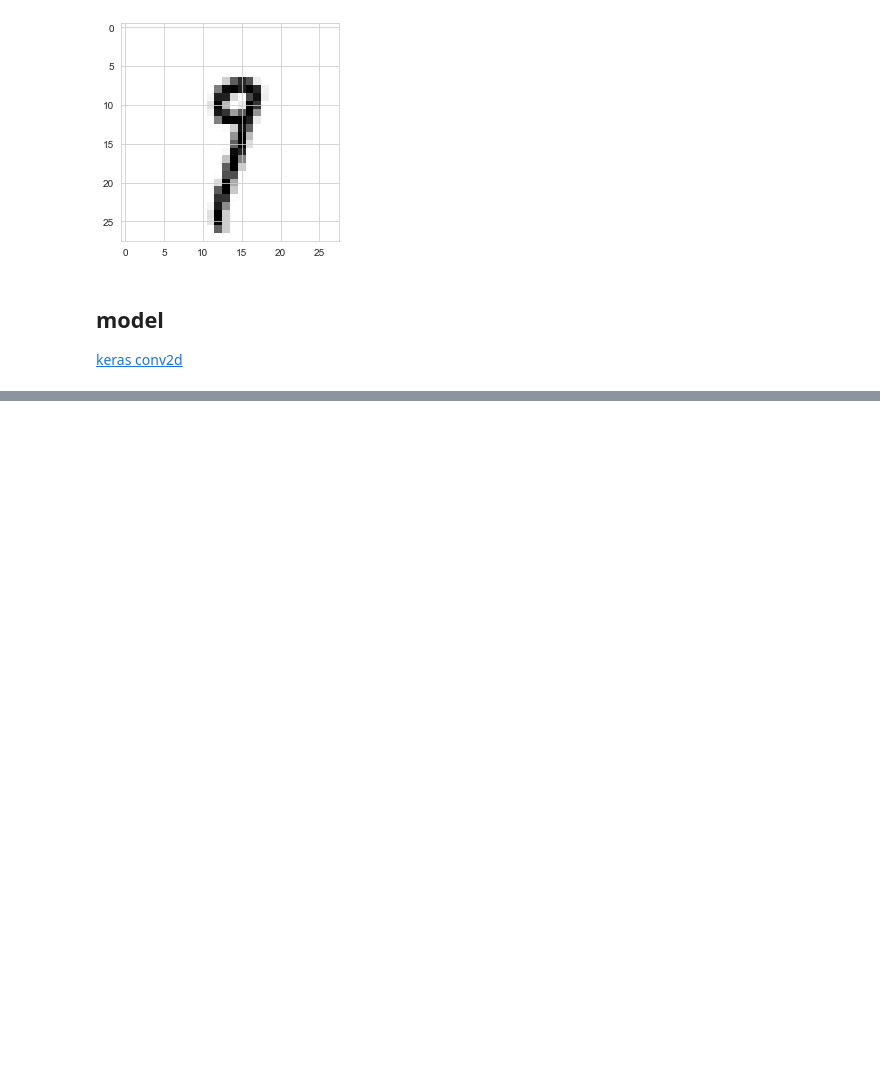
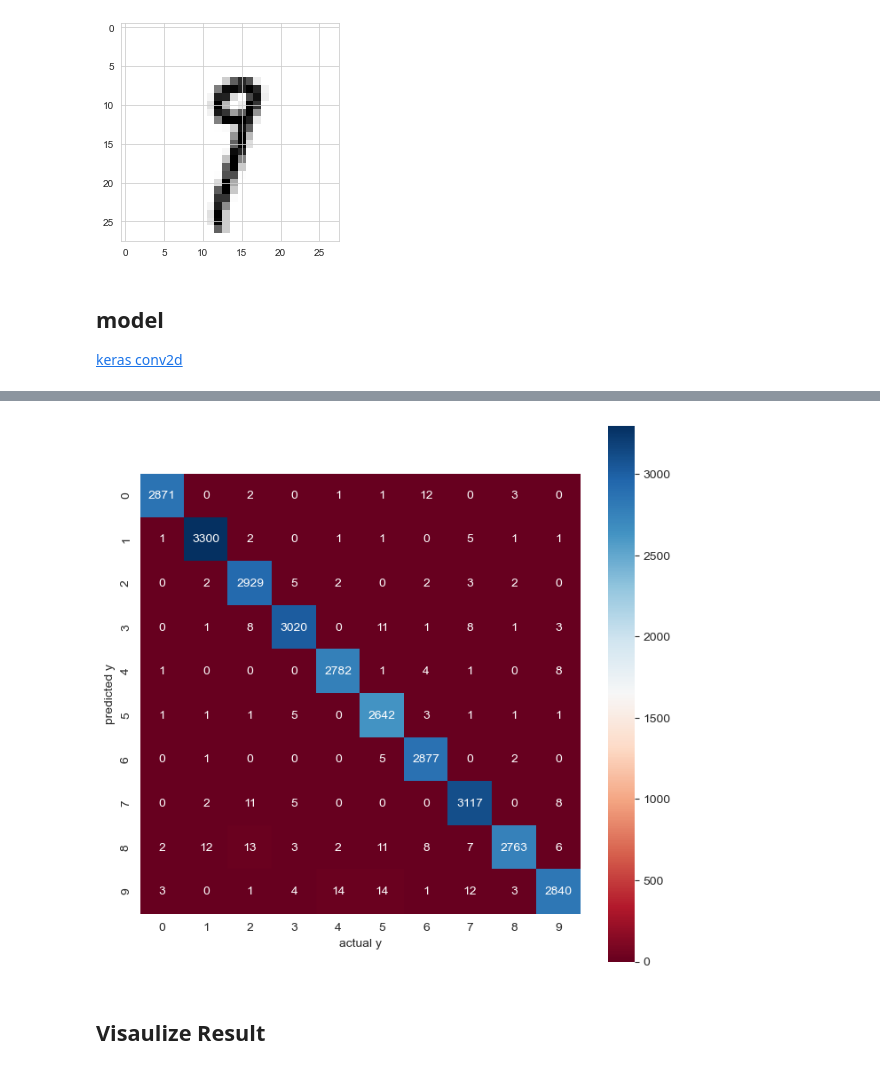
Before and after one commit to chuan-khuna/digit_kaggle, a Jupyter notebook: keras_model.ipynb, the cells around one changed output, grey strips where cells are left out. Drawn from its saved outputs; the diff is of its cells as text; code cells hidden in the pictures; blank space fills up the shorter version.

```diff
--- a/keras_model.ipynb
+++ b/keras_model.ipynb
@@ -110,0 +169,13 @@ model.p
+# %%
+confusion_mat = confusion_matrix(np.argmax(y_train, axis=1), model.predict_classes(X_train))
+
+plt.figure(figsize=(8, 8), dpi=100)
+sns.heatmap(confusion_mat, square=True, annot=True, cmap='RdBu', fmt="d")
+plt.xlabel('actual y')
+plt.ylabel('predicted y')
+plt.show()
+# %% [output]
+[figure, added]
+# %% [markdown]
+#
+## Visaulize Result
```
Also changed, not shown: parts of 23 cells of this notebook, 10 other files.
